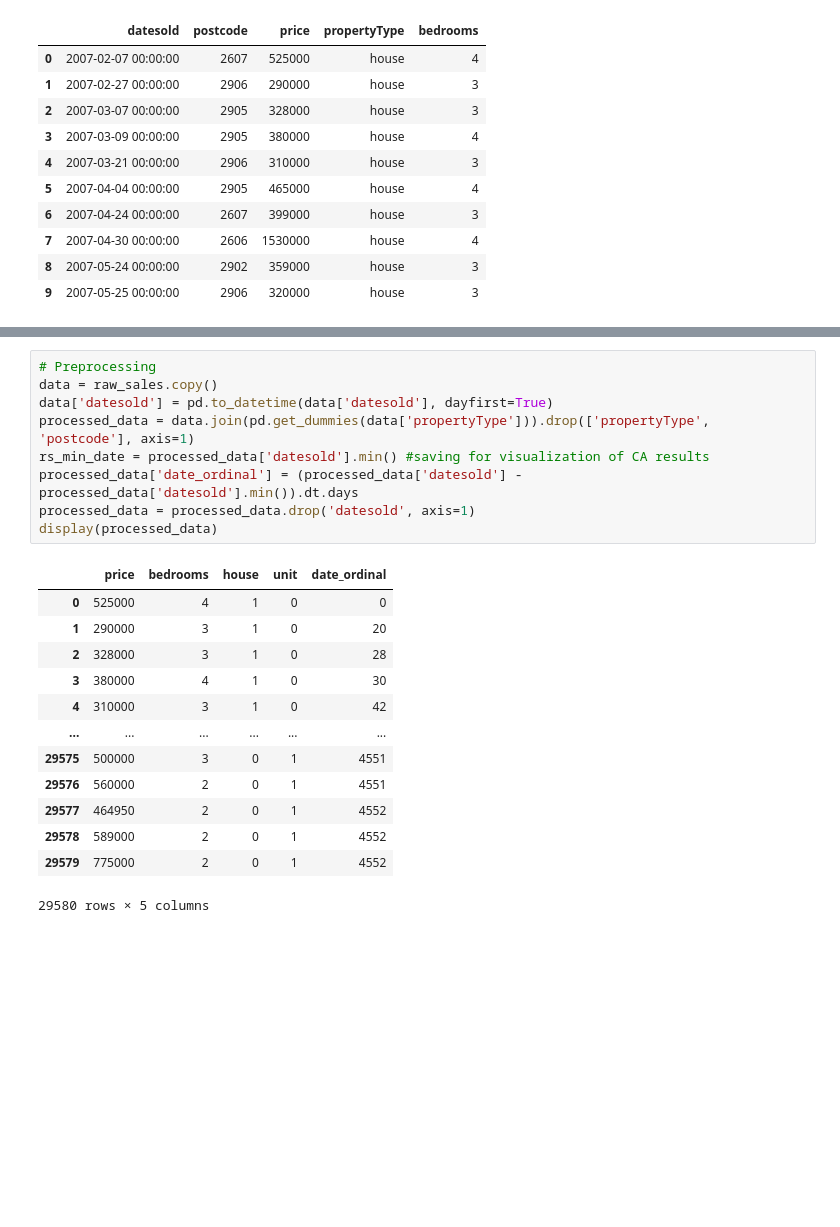
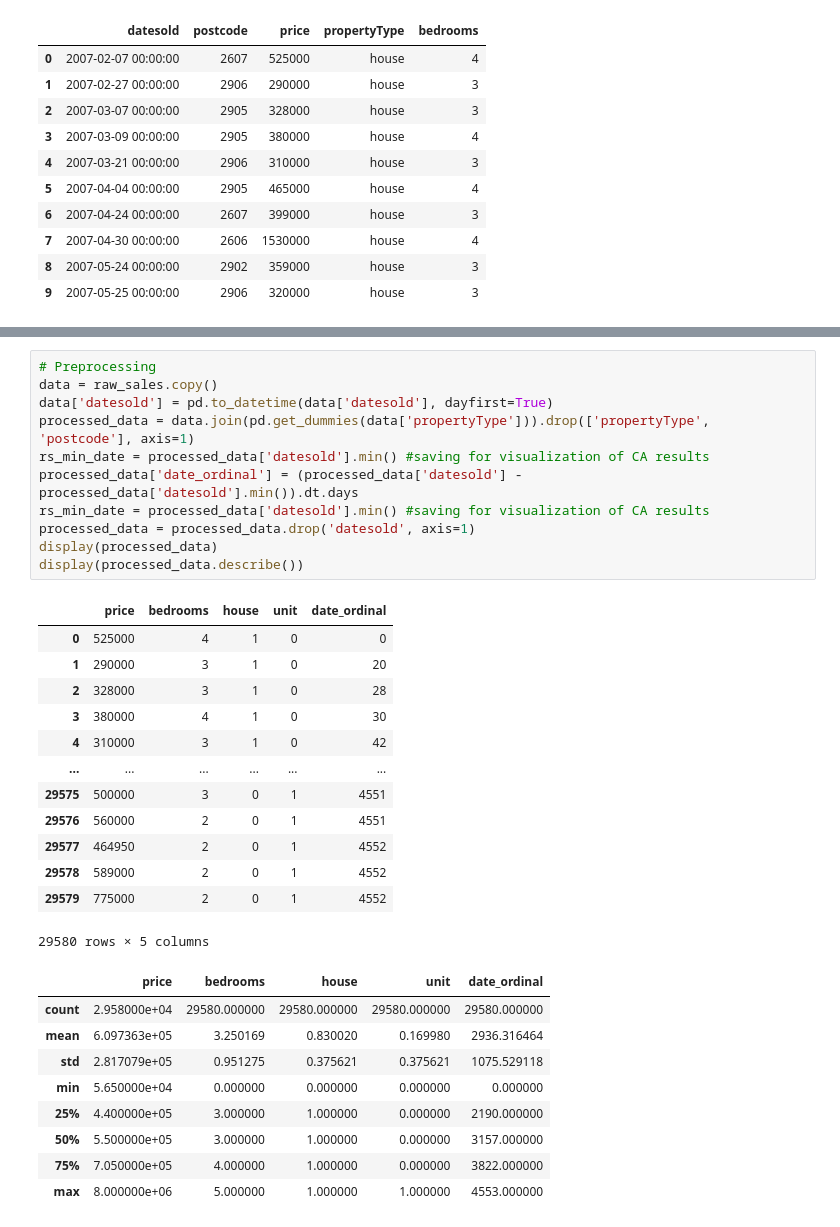
Before and after one commit to omegatro/MSC_CA, a Jupyter notebook: Sandbox/cellpylib.ipynb, the cells around one changed output, grey strips where cells are left out. Cells and saved outputs as stored; diff of their text form; blank space fills up the shorter version.

```diff
--- a/Sandbox/cellpylib.ipynb
+++ b/Sandbox/cellpylib.ipynb
@@ -326,23 +88,34 @@ raw_sales.head(10)
 # %%
 # Preprocessing
 data = raw_sales.copy()
 data['datesold'] = pd.to_datetime(data['datesold'], dayfirst=True)
 processed_data = data.join(pd.get_dummies(data['propertyType'])).drop(['propertyType', 'postcode'], axis=1)
 rs_min_date = processed_data['datesold'].min() #saving for visualization of CA results
 processed_data['date_ordinal'] = (processed_data['datesold'] - processed_data['datesold'].min()).dt.days
+rs_min_date = processed_data['datesold'].min() #saving for visualization of CA results
 processed_data = processed_data.drop('datesold', axis=1)
 display(processed_data)
+display(processed_data.describe())
 # %% [output]
 |  | price | bedrooms | house | unit | date_ordinal |
 | 0 | 525000 | 4 | 1 | 0 | 0 |
 | 1 | 290000 | 3 | 1 | 0 | 20 |
 | 2 | 328000 | 3 | 1 | 0 | 28 |
 | 3 | 380000 | 4 | 1 | 0 | 30 |
 | 4 | 310000 | 3 | 1 | 0 | 42 |
 | ... | ... | ... | ... | ... | ... |
 | 29575 | 500000 | 3 | 0 | 1 | 4551 |
 | 29576 | 560000 | 2 | 0 | 1 | 4551 |
 | 29577 | 464950 | 2 | 0 | 1 | 4552 |
 | 29578 | 589000 | 2 | 0 | 1 | 4552 |
 | 29579 | 775000 | 2 | 0 | 1 | 4552 |
 29580 rows × 5 columns
+|  | price | bedrooms | house | unit | date_ordinal |
+| count | 2.958000e+04 | 29580.000000 | 29580.000000 | 29580.000000 | 29580.000000 |
+| mean | 6.097363e+05 | 3.250169 | 0.830020 | 0.169980 | 2936.316464 |
+| std | 2.817079e+05 | 0.951275 | 0.375621 | 0.375621 | 1075.529118 |
+| min | 5.650000e+04 | 0.000000 | 0.000000 | 0.000000 | 0.000000 |
+| 25% | 4.400000e+05 | 3.000000 | 1.000000 | 0.000000 | 2190.000000 |
+| 50% | 5.500000e+05 | 3.000000 | 1.000000 | 0.000000 | 3157.000000 |
+| 75% | 7.050000e+05 | 4.000000 | 1.000000 | 0.000000 | 3822.000000 |
+| max | 8.000000e+06 | 5.000000 | 1.000000 | 1.000000 | 4553.000000 |
```
Also changed, not shown: parts of 40 cells of this notebook.
